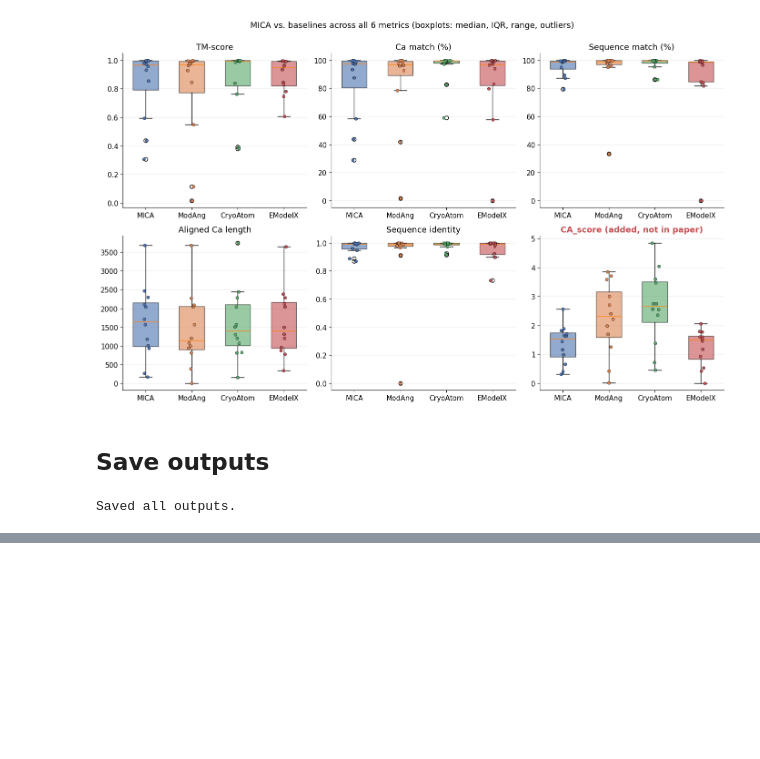
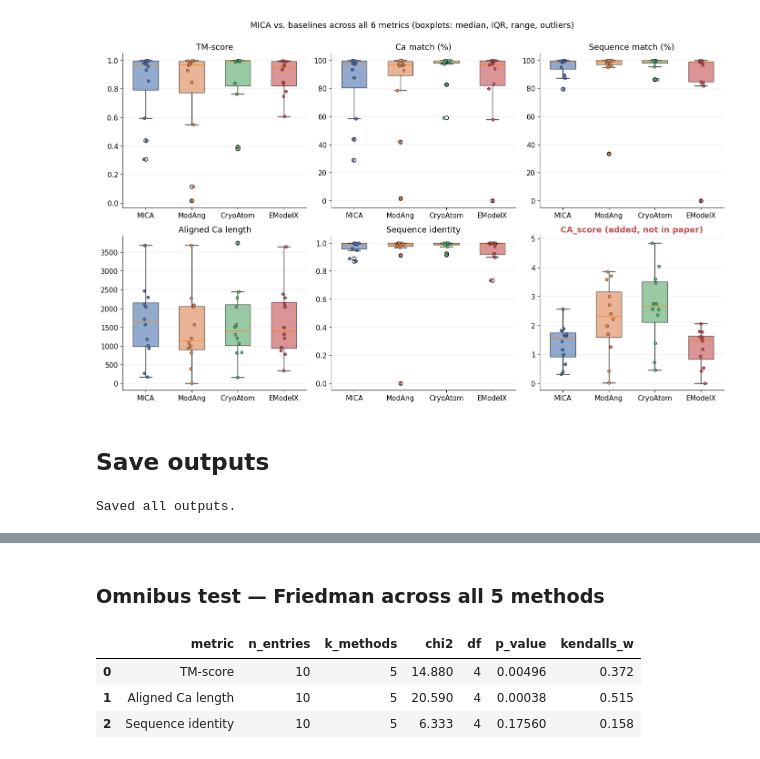
Before and after one commit to Abhash297/MICA-Independent-Benchmarking, a Jupyter notebook: analysis/statistical_analysis.ipynb, the cells around one changed output, grey strips where cells are left out. Cells and saved outputs as stored; diff of their text form; code cells hidden in the pictures; blank space fills up the shorter version.

```diff
--- a/analysis/statistical_analysis.ipynb
+++ b/analysis/statistical_analysis.ipynb
@@ -557,0 +640,18 @@ Saved all outputs.
+# %% [markdown]
+### Omnibus test — Friedman across all 5 methods
+# %%
+cz_friedman_results = []
+cz_wide_tables = {}
+for metric_col, metric_name in CZ_METRICS:
+    result, wide = friedman_with_effect_size(df_cz, metric_col, methods=CZ_METHOD_ORDER)
+    result["metric"] = metric_name
+    cz_friedman_results.append(result)
+    cz_wide_tables[metric_col] = wide
+
+cz_friedman_df = pd.DataFrame(cz_friedman_results)
+cz_friedman_df
+# %% [output]
+|  | metric | n_entries | k_methods | chi2 | df | p_value | kendalls_w |
+| 0 | TM-score | 10 | 5 | 14.880 | 4 | 0.00496 | 0.372 |
+| 1 | Aligned Ca length | 10 | 5 | 20.590 | 4 | 0.00038 | 0.515 |
+| 2 | Sequence identity | 10 | 5 | 6.333 | 4 | 0.17560 | 0.158 |
```
Also changed, not shown: parts of 11 cells of this notebook, 14 other files.
